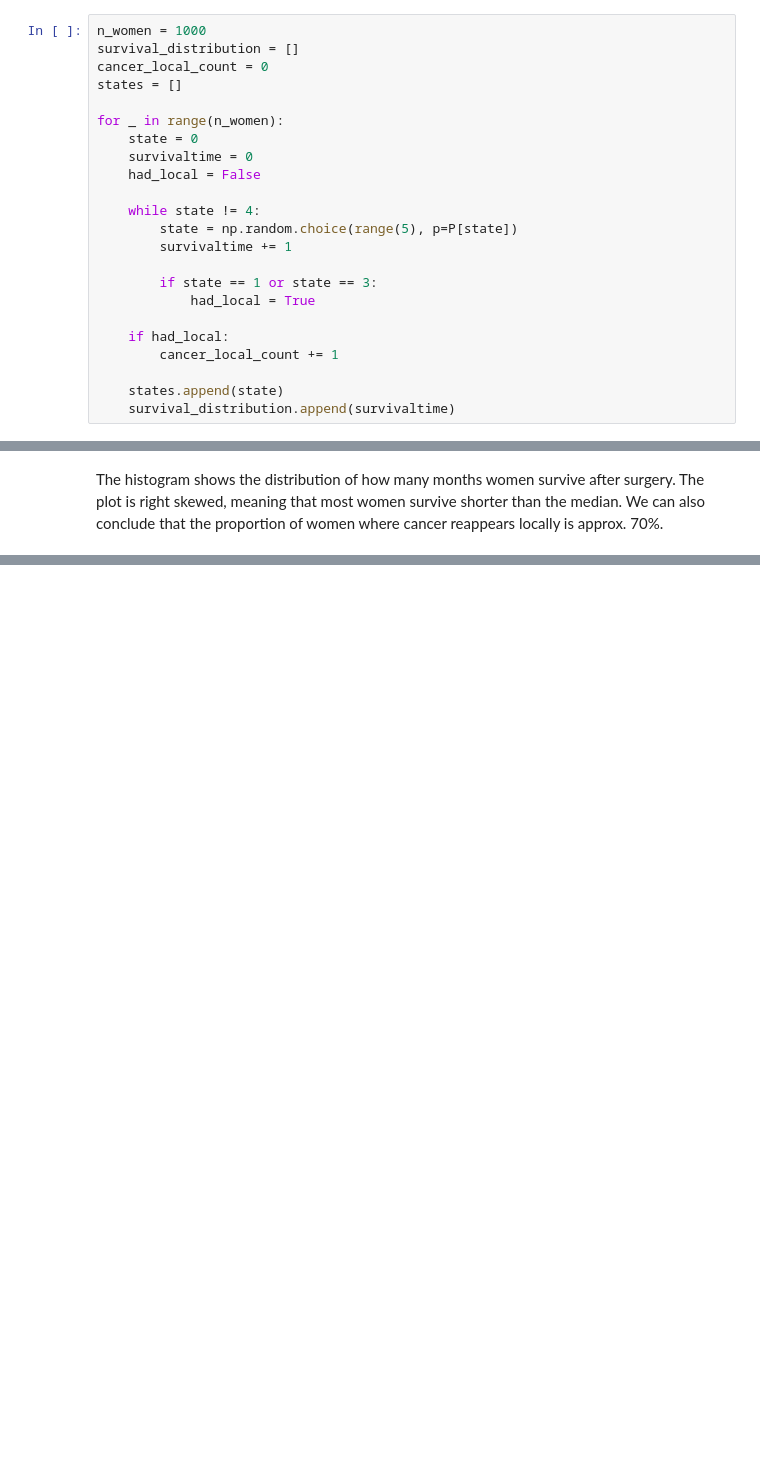
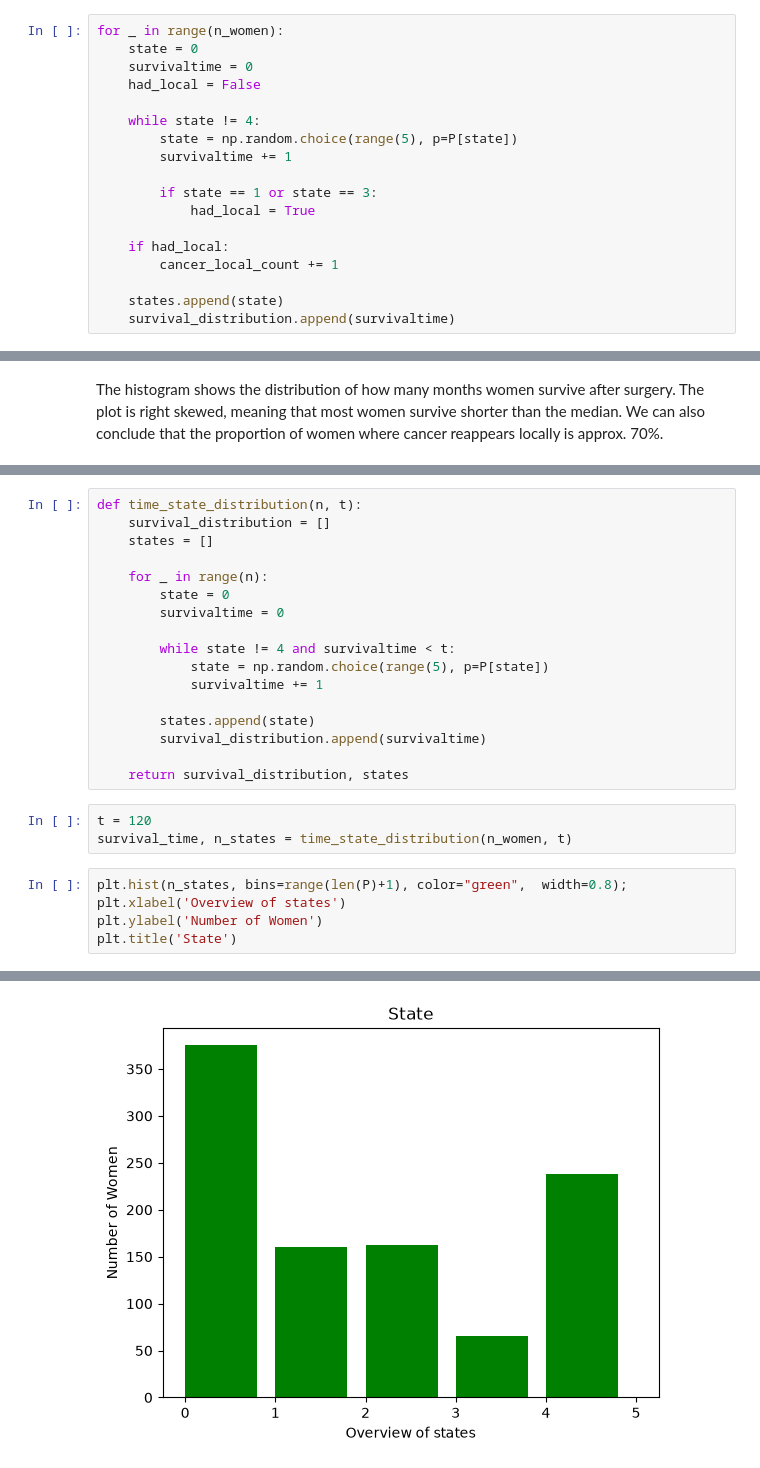
Before and after one commit to kridk999/stochastic_project1, a Jupyter notebook: src/prjt1/projekt1.ipynb, the cells around one changed output, grey strips where cells are left out. Cells and saved outputs as stored; diff of their text form; blank space fills up the shorter version.

```diff
--- a/src/prjt1/projekt1.ipynb
+++ b/src/prjt1/projekt1.ipynb
@@ -48,11 +48,6 @@ survival_distribution = []
 cancer_local_count = 0
 states = []
 # %%
-n_women = 1000
-survival_distribution = []
-cancer_local_count = 0
-states = []
-
 for _ in range(n_women):
     state = 0
     survivaltime = 0
@@ -89,0 +90,26 @@ The histogram shows the distribution of how many months women survive after surg
+# %%
+def time_state_distribution(n, t):
+    survival_distribution = []
+    states = []
+
+    for _ in range(n):
+        state = 0
+        survivaltime = 0
+
+        while state != 4 and survivaltime < t:
+            state = np.random.choice(range(5), p=P[state])
+            survivaltime += 1
+
+        states.append(state)
+        survival_distribution.append(survivaltime)
+
+    return survival_distribution, states
+# %%
+t = 120
+survival_time, n_states = time_state_distribution(n_women, t)
+# %%
+plt.hist(n_states, bins=range(len(P)+1), color="green",  width=0.8);
+plt.xlabel('Overview of states')
+plt.ylabel('Number of Women')
+plt.title('State')
+# %% [output]
@@ -89,0 +117 @@ The histogram shows the distribution of how many months women survive after surg
+[figure, added]
```
Also changed, not shown: parts of 20 cells of this notebook.
